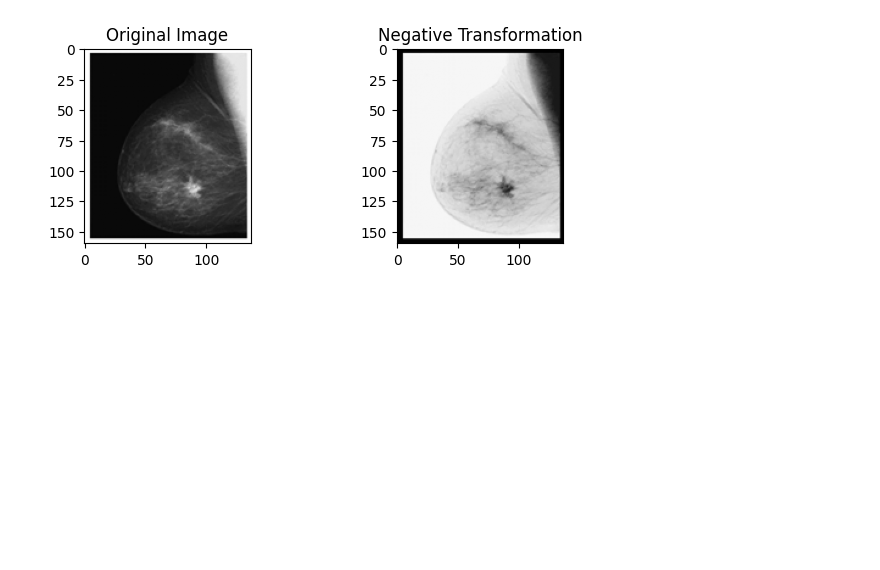
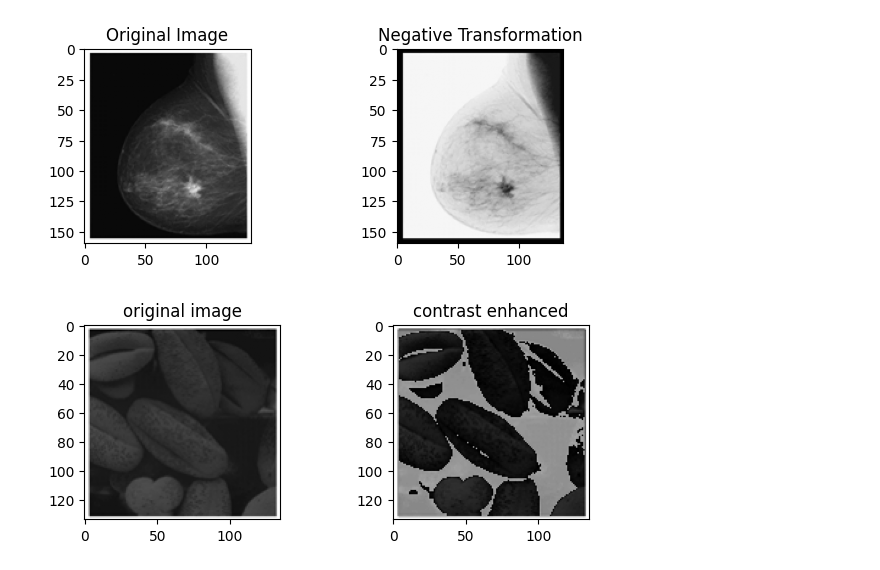
Before and after one commit to asermohamed1/image_processing-labs, a Jupyter notebook: Lab4-std/Lab 4/Lab4_STD.ipynb, the cells around one changed output. Cells and saved outputs as stored; diff of their text form; code cells hidden in the pictures; blank space fills up the shorter version.

Commit message:
feat: implemented contrast enhancment task for lab4

```diff
--- a/Lab4-std/Lab 4/Lab4_STD.ipynb
+++ b/Lab4-std/Lab 4/Lab4_STD.ipynb
@@ -60,3 +57,28 @@ Contrast Enhancement
+# %%
+pic2 = io.imread('imgs/Picture2.png', as_gray=True)
+
+def contrast_enhancement(pic):
+    denormalized_img = (pic * 255).astype(np.uint8)
+    #enhanced_img = np.where(denormalized_img <= 100, np.clip(1.5 * denormalized_img + 50, 0, 255), denormalized_img).astype(np.uint8)
+    for i, row in enumerate(denormalized_img):
+        for j, _ in enumerate(row):
+            denormalized_img[i][j] = round(1.5 * denormalized_img[i][j] + 50) if denormalized_img[i][j] <= 100 else denormalized_img[i][j]
+    renormalized_img = (denormalized_img / 255.0).astype(np.float32)
+    plt.subplot(2,2,2)
+    plt.imshow(renormalized_img, cmap='gray')
+    plt.title("contrast enhanced")
+
+contrast_enhancement(pic2)
+plt.subplot(2,2,1)
+plt.imshow(pic2, cmap='gray')
+plt.title("original image")
+plt.tight_layout()
+plt.show()
+
+
+#Equation:  0 <= x <= 100: 1.5x + 50, 100 < x: x
+# %% [output]
+[figure, added]
 # %%
 '''
 3
```
Also changed, not shown: parts of 3 cells of this notebook.
